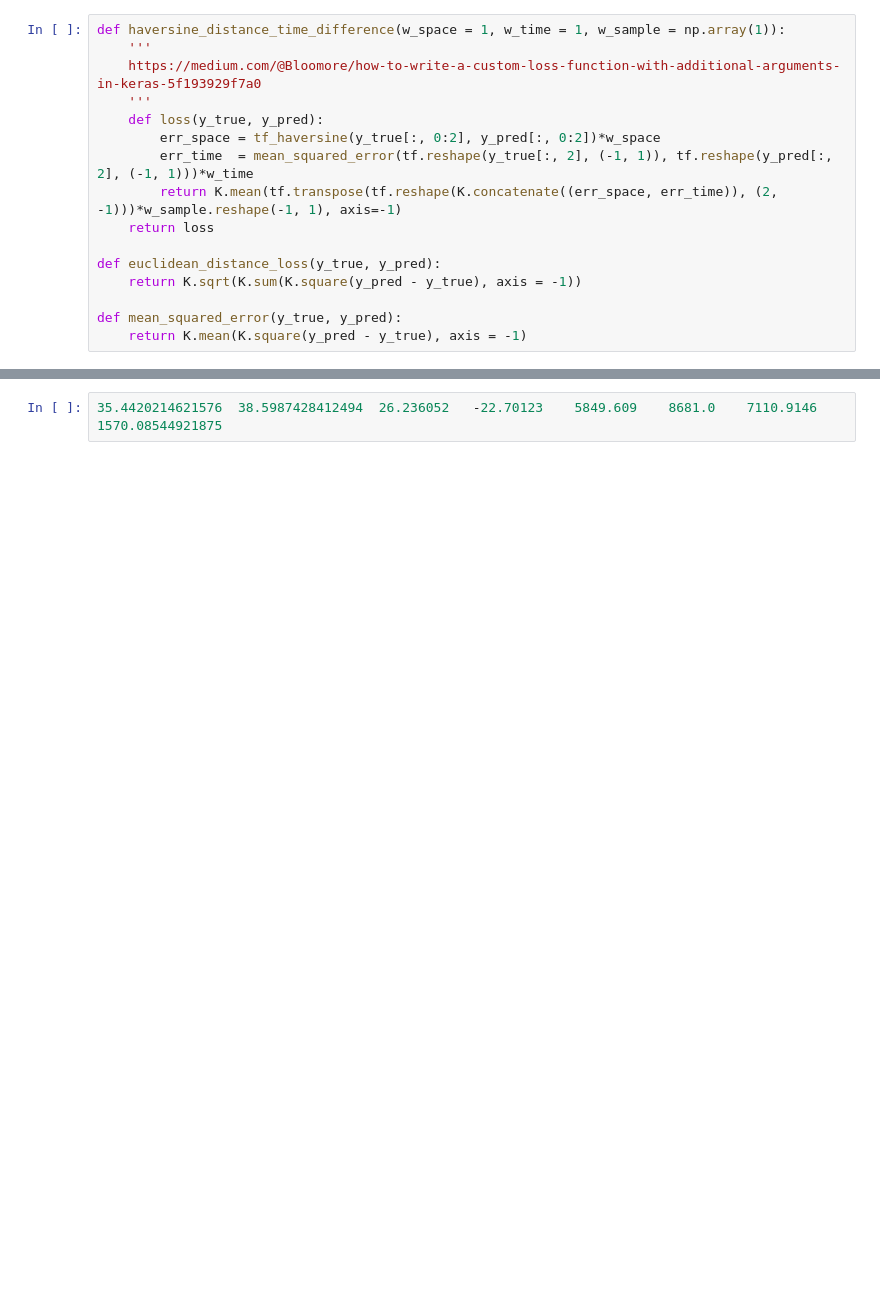
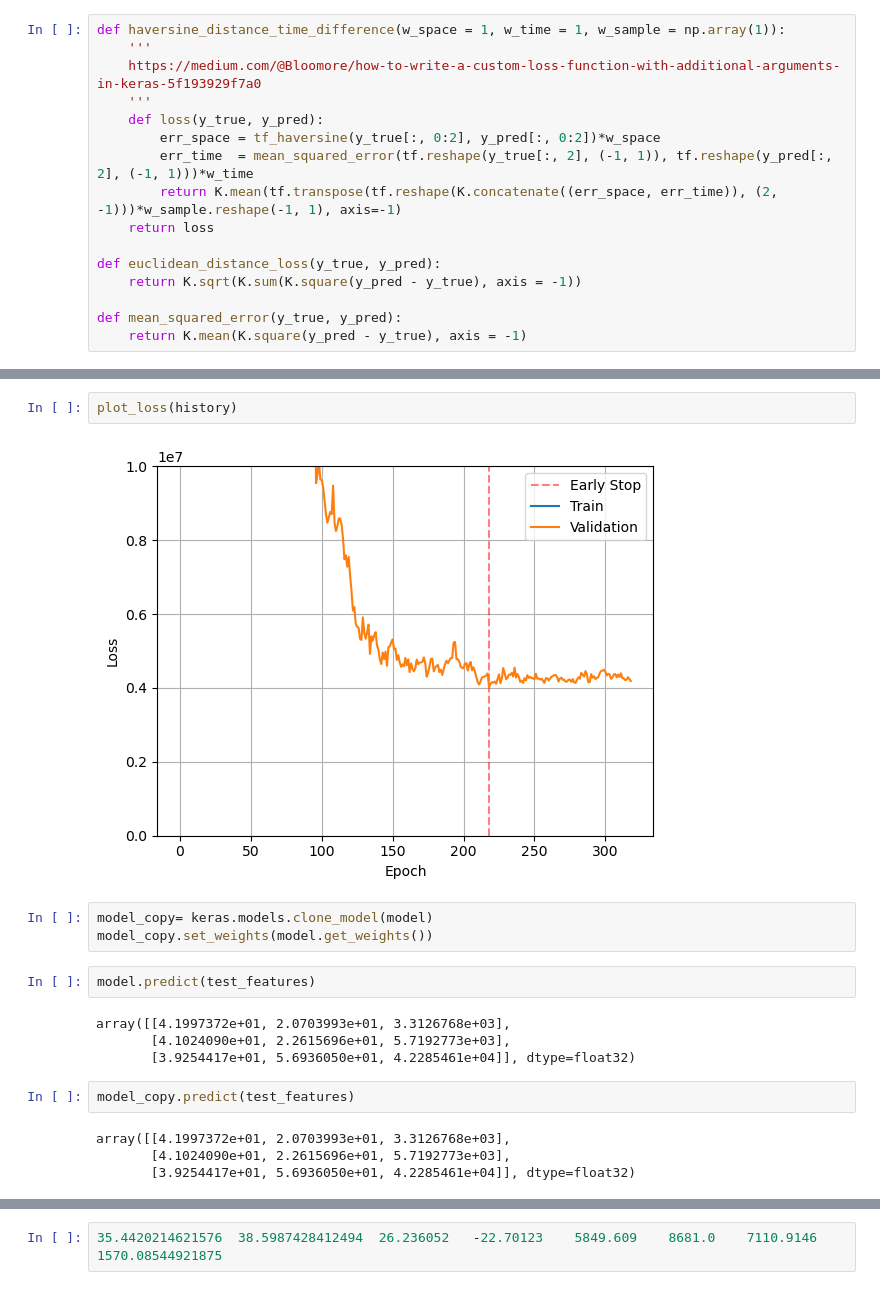
Before and after one commit to MoiColl/spaceNNtime, a Jupyter notebook: backup/jupyternotebooks/spaceNNtime_development.ipynb, the cells around one changed output, grey strips where cells are left out. Drawn from its saved outputs; the diff is of its cells as text; blank space fills up the shorter version.

```diff
--- a/backup/jupyternotebooks/spaceNNtime_development.ipynb
+++ b/backup/jupyternotebooks/spaceNNtime_development.ipynb
@@ -704,0 +934,19 @@ _________________________________________________________________
+# %%
+plot_loss(history)
+# %% [output]
+[figure, added]
+# %%
+model_copy= keras.models.clone_model(model)
+model_copy.set_weights(model.get_weights())
+# %%
+model.predict(test_features)
+# %% [output]
+array([[4.1997372e+01, 2.0703993e+01, 3.3126768e+03],
+       [4.1024090e+01, 2.2615696e+01, 5.7192773e+03],
+       [3.9254417e+01, 5.6936050e+01, 4.2285461e+04]], dtype=float32)
+# %%
+model_copy.predict(test_features)
+# %% [output]
+array([[4.1997372e+01, 2.0703993e+01, 3.3126768e+03],
+       [4.1024090e+01, 2.2615696e+01, 5.7192773e+03],
+       [3.9254417e+01, 5.6936050e+01, 4.2285461e+04]], dtype=float32)
```
Also changed, not shown: parts of 95 cells of this notebook, 35 other files.
